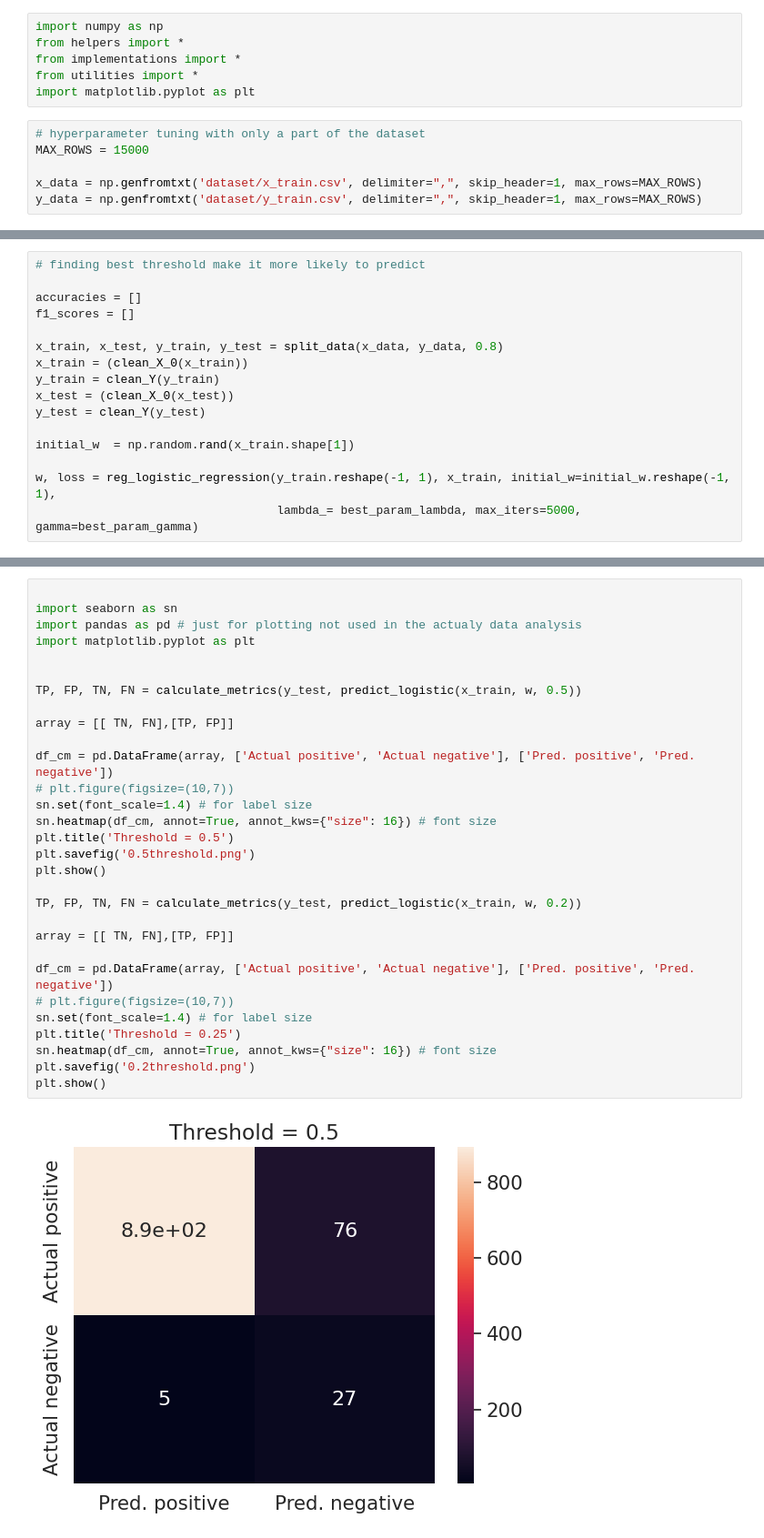
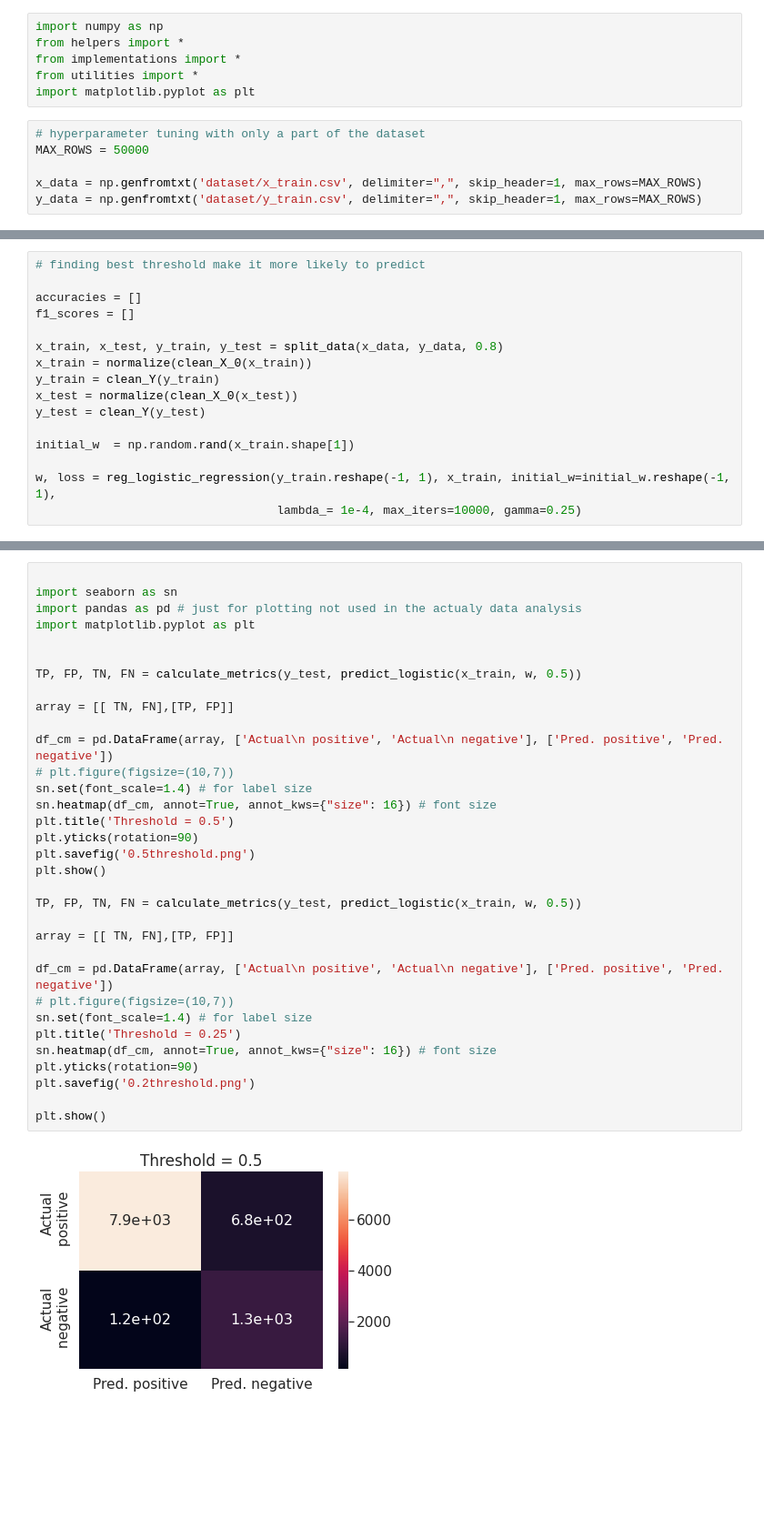
Before and after one commit to stefanoviel/ML_project_1, a Jupyter notebook: run.ipynb, the cells around one changed output, grey strips where cells are left out. Shown at 91% size. Drawn from its saved outputs; the diff is of its cells as text; blank space fills up the shorter version.

```diff
--- a/run.ipynb
+++ b/run.ipynb
@@ -6,7 +6,7 @@ from utilities import *
 import matplotlib.pyplot as plt
 # %%
 # hyperparameter tuning with only a part of the dataset
-MAX_ROWS = 15000
+MAX_ROWS = 50000
 
 x_data = np.genfromtxt('dataset/x_train.csv', delimiter=",", skip_header=1, max_rows=MAX_ROWS)
 y_data = np.genfromtxt('dataset/y_train.csv', delimiter=",", skip_header=1, max_rows=MAX_ROWS)
@@ -111,15 +98,15 @@ accuracies = []
 f1_scores = []
 
 x_train, x_test, y_train, y_test = split_data(x_data, y_data, 0.8)
-x_train = (clean_X_0(x_train))
+x_train = normalize(clean_X_0(x_train))
 y_train = clean_Y(y_train)
-x_test = (clean_X_0(x_test))
+x_test = normalize(clean_X_0(x_test))
 y_test = clean_Y(y_test)
 
 initial_w  = np.random.rand(x_train.shape[1])
 
 w, loss = reg_logistic_regression(y_train.reshape(-1, 1), x_train, initial_w=initial_w.reshape(-1, 1),
-                                  lambda_= best_param_lambda, max_iters=5000, gamma=best_param_gamma)
+                                  lambda_= 1e-4, max_iters=10000, gamma=0.25)
 # %%
 thresholds = np.arange(0.1, 0.9, 0.01)
 
@@ -154,32 +145,35 @@ best threshodl =  0.33999999999999986
 # %%
 
 import seaborn as sn
 import pandas as pd # just for plotting not used in the actualy data analysis
 import matplotlib.pyplot as plt
 
 
 TP, FP, TN, FN = calculate_metrics(y_test, predict_logistic(x_train, w, 0.5))
 
 array = [[ TN, FN],[TP, FP]]
 
-df_cm = pd.DataFrame(array, ['Actual positive', 'Actual negative'], ['Pred. positive', 'Pred. negative'])
+df_cm = pd.DataFrame(array, ['Actual\n positive', 'Actual\n negative'], ['Pred. positive', 'Pred. negative'])
 # plt.figure(figsize=(10,7))
 sn.set(font_scale=1.4) # for label size
 sn.heatmap(df_cm, annot=True, annot_kws={"size": 16}) # font size
 plt.title('Threshold = 0.5')
+plt.yticks(rotation=90)
 plt.savefig('0.5threshold.png')
 plt.show()
 
-TP, FP, TN, FN = calculate_metrics(y_test, predict_logistic(x_train, w, 0.2))
+TP, FP, TN, FN = calculate_metrics(y_test, predict_logistic(x_train, w, 0.5))
 
 array = [[ TN, FN],[TP, FP]]
 
-df_cm = pd.DataFrame(array, ['Actual positive', 'Actual negative'], ['Pred. positive', 'Pred. negative'])
+df_cm = pd.DataFrame(array, ['Actual\n positive', 'Actual\n negative'], ['Pred. positive', 'Pred. negative'])
 # plt.figure(figsize=(10,7))
 sn.set(font_scale=1.4) # for label size
 plt.title('Threshold = 0.25')
 sn.heatmap(df_cm, annot=True, annot_kws={"size": 16}) # font size
+plt.yticks(rotation=90)
 plt.savefig('0.2threshold.png')
+
 plt.show()
 # %% [output]
-[figure, old version]
+[figure, new version]
```
Also changed, not shown: parts of 11 cells of this notebook, 2 other files.
